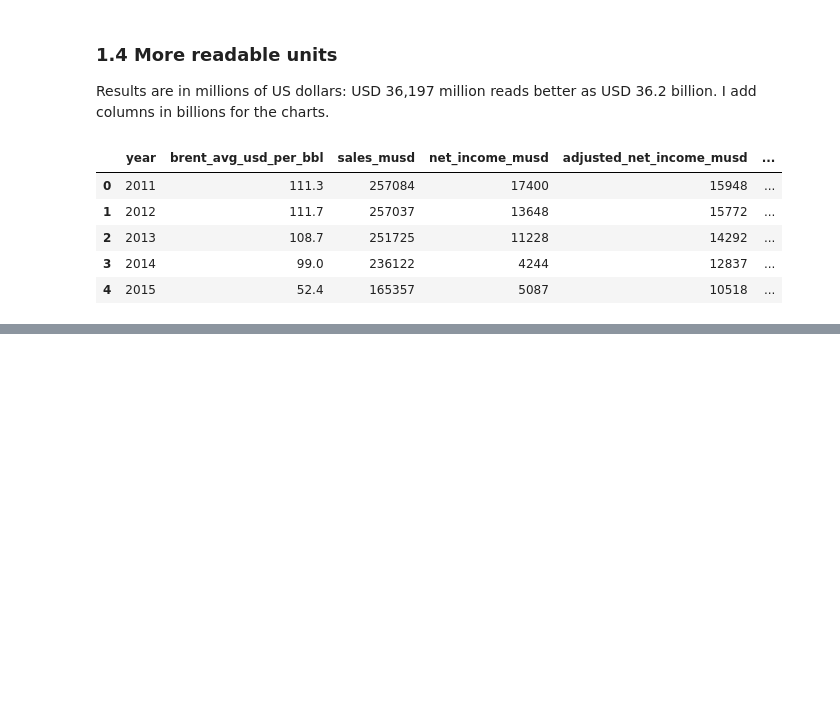
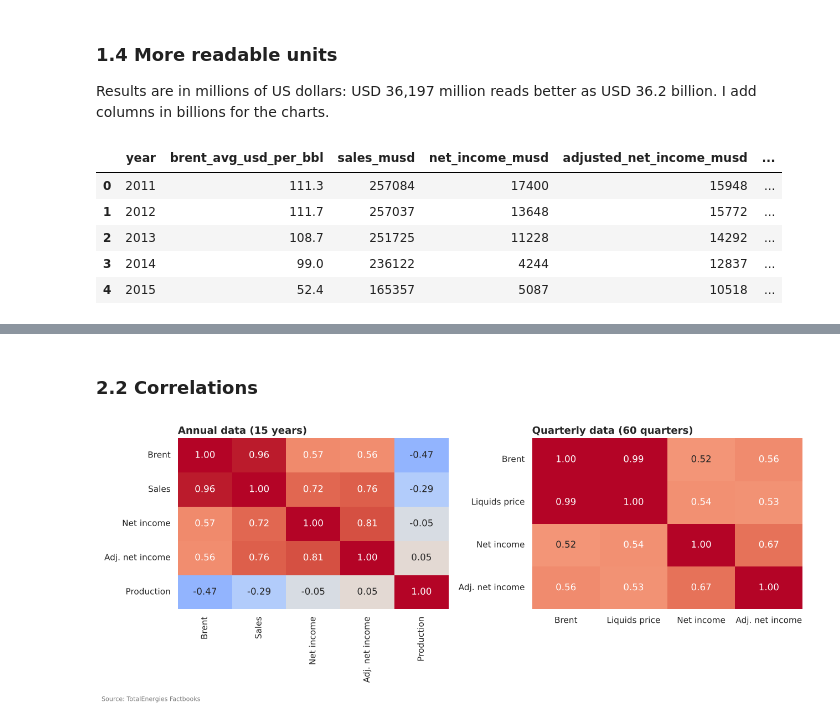
Before and after one commit to Mouabd19/TotalEnergies-Oil-Price-Analysis, a Jupyter notebook: notebooks/01_totalenergies_analysis.ipynb, the cells around one changed output, grey strips where cells are left out. Saved outputs shown, nothing was run; the diff lists cells and outputs as text; code cells hidden in the pictures; blank space fills up the shorter version.

```diff
--- a/notebooks/01_totalenergies_analysis.ipynb
+++ b/notebooks/01_totalenergies_analysis.ipynb
@@ -199,0 +247,29 @@ annual.head()
+# %% [markdown]
+### 2.2 Correlations
+# %%
+labels_annual = {
+    "brent_avg_usd_per_bbl": "Brent",
+    "sales_musd": "Sales",
+    "net_income_musd": "Net income",
+    "adjusted_net_income_musd": "Adj. net income",
+    "production_kboe_per_day": "Production",
+}
+labels_quarterly = {
+    "brent_avg_usd_per_bbl": "Brent",
+    "avg_liquids_price_usd_per_bbl": "Liquids price",
+    "net_income_musd": "Net income",
+    "adjusted_net_income_musd": "Adj. net income",
+}
+corr_annual = annual[list(labels_annual)].rename(columns=labels_annual).corr()
+corr_quarterly = quarterly[list(labels_quarterly)].rename(columns=labels_quarterly).corr()
+
+fig, axes = plt.subplots(1, 2, figsize=(13, 5))
+for ax, corr, title in [(axes[0], corr_annual, "Annual data (15 years)"),
+                        (axes[1], corr_quarterly, "Quarterly data (60 quarters)")]:
+    sns.heatmap(corr, annot=True, fmt=".2f", cmap="coolwarm", vmin=-1, vmax=1, cbar=False, ax=ax)
+    ax.set_title(title, loc="left", fontsize=13, fontweight="bold")
+fig.text(0.01, -0.03, "Source: TotalEnergies Factbooks", fontsize=8, color="gray")
+fig.tight_layout()
+plt.show()
+# %% [output]
+[figure, added]
```
Also changed, not shown: parts of 7 cells of this notebook.
